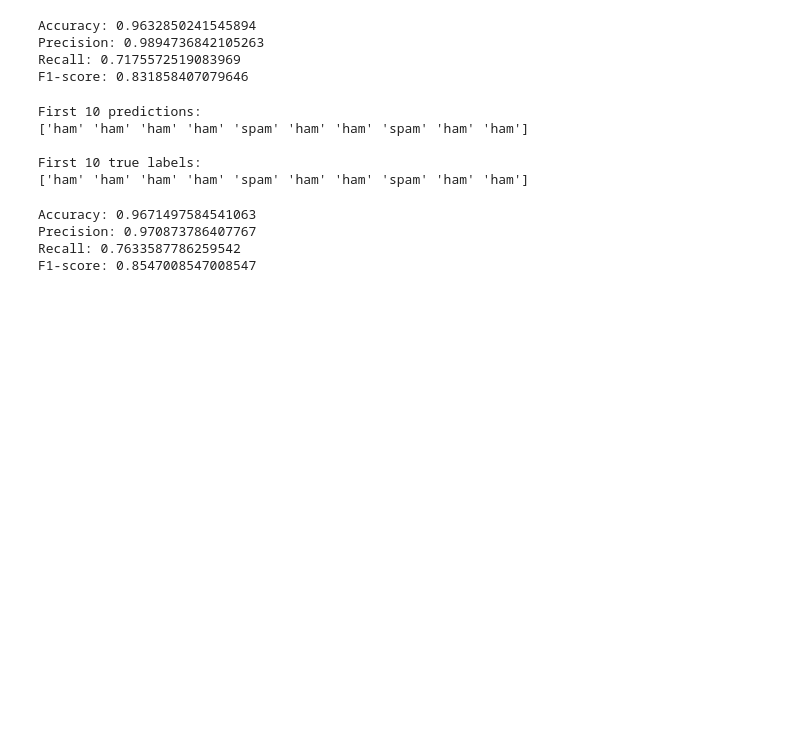
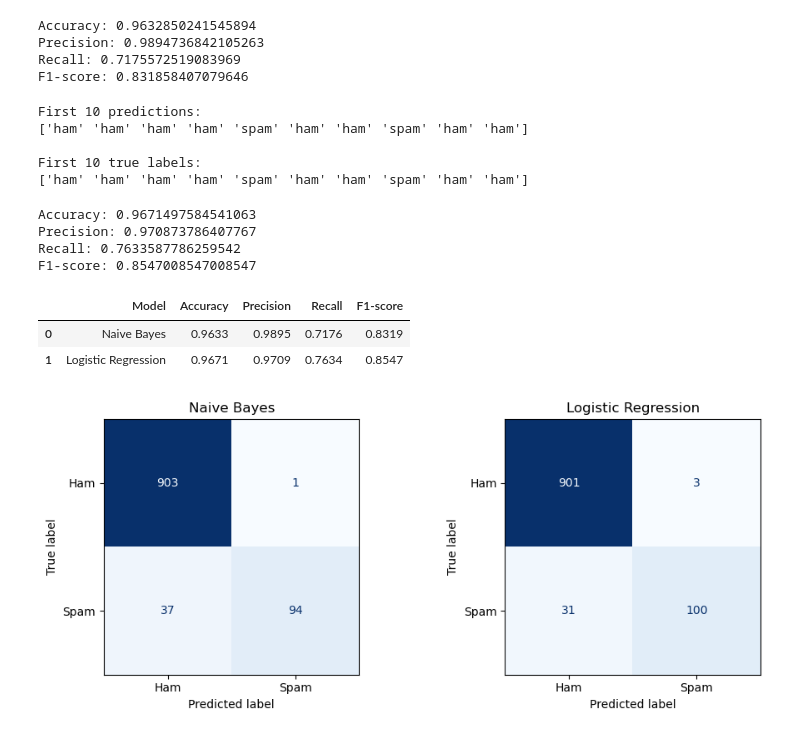
Before and after one commit to amnajem/DS483Project, a Jupyter notebook: DS483Project.ipynb, the cells around one changed output. Cells and saved outputs as stored; diff of their text form; code cells hidden in the pictures; blank space fills up the shorter version.

```diff
--- a/DS483Project.ipynb
+++ b/DS483Project.ipynb
@@ -508,3 +508,49 @@ Accuracy: 0.9671497584541063
 Precision: 0.970873786407767
 Recall: 0.7633587786259542
 F1-score: 0.8547008547008547
+# %%
+comparison = pd.DataFrame({
+    'Model': ['Naive Bayes', 'Logistic Regression'],
+    'Accuracy': [
+        accuracy_score(y_test, y_pred_nb),
+        accuracy_score(y_test, y_pred_lr)
+    ],
+    'Precision': [
+        precision_score(y_test, y_pred_nb, pos_label='spam'),
+        precision_score(y_test, y_pred_lr, pos_label='spam')
+    ],
+    'Recall': [
+        recall_score(y_test, y_pred_nb, pos_label='spam'),
+        recall_score(y_test, y_pred_lr, pos_label='spam')
+    ],
+    'F1-score': [
+        f1_score(y_test, y_pred_nb, pos_label='spam'),
+        f1_score(y_test, y_pred_lr, pos_label='spam')
+    ]
+})
+
+comparison.round(4)
+# %% [output]
+|  | Model | Accuracy | Precision | Recall | F1-score |
+| 0 | Naive Bayes | 0.9633 | 0.9895 | 0.7176 | 0.8319 |
+| 1 | Logistic Regression | 0.9671 | 0.9709 | 0.7634 | 0.8547 |
+# %%
+from sklearn.metrics import confusion_matrix, ConfusionMatrixDisplay
+import matplotlib.pyplot as plt
+
+fig, axes = plt.subplots(1, 2, figsize=(10, 4))
+
+models = [('Naive Bayes', y_pred_nb),('Logistic Regression', y_pred_lr)]
+
+for ax, (name, predictions) in zip(axes, models):
+    cm = confusion_matrix(y_test, predictions, labels=['ham', 'spam'])
+
+    display = ConfusionMatrixDisplay(confusion_matrix=cm,display_labels=['Ham', 'Spam'])
+
+    display.plot(ax=ax, cmap='Blues', colorbar=False)
+    ax.set_title(name)
+
+plt.tight_layout()
+plt.show()
+# %% [output]
+[figure, added]
```
Also changed, not shown: parts of 2 cells of this notebook.
